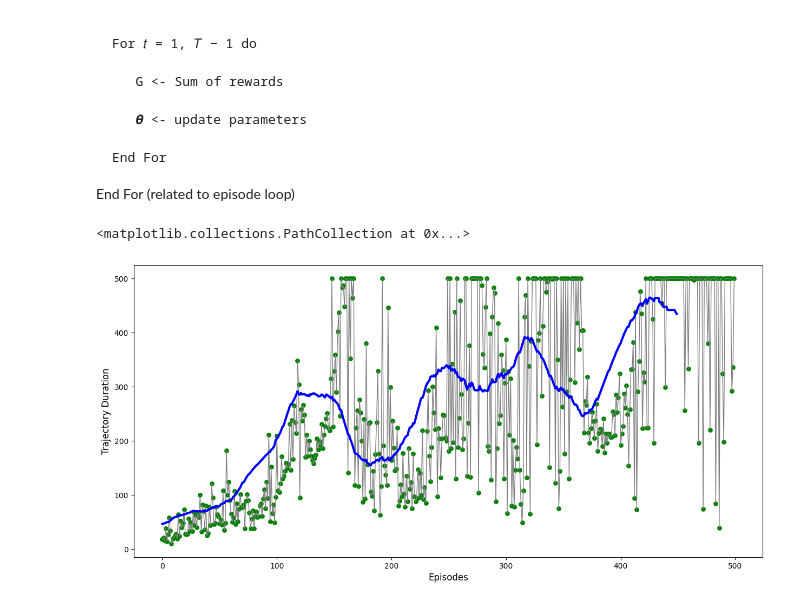
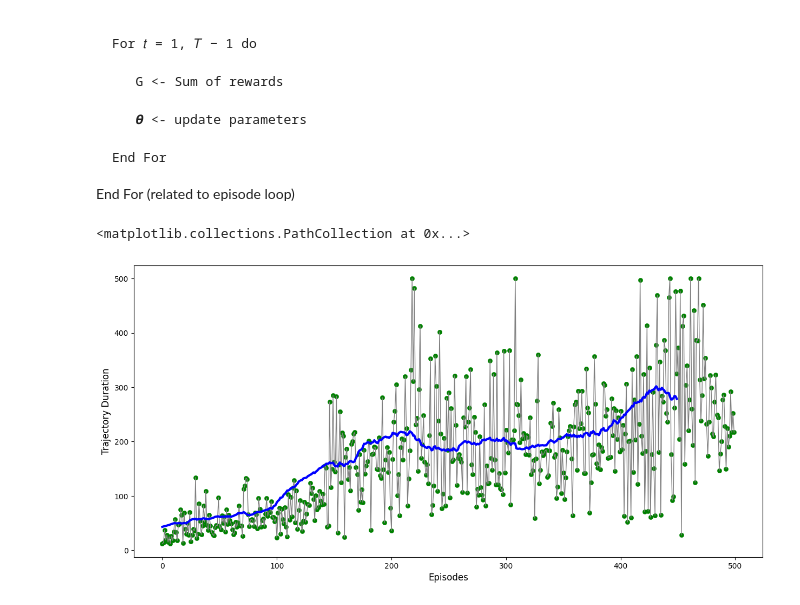
Before and after one commit to zdangata/rl-group-assignment, a Jupyter notebook: REINFORCE_Implementation.ipynb, the cells around one changed output. Drawn from its saved outputs; the diff is of its cells as text; code cells hidden in the pictures.

```diff
--- a/REINFORCE_Implementation.ipynb
+++ b/REINFORCE_Implementation.ipynb
@@ -26,7 +26,7 @@ For episode = 1, 𝑀 do
 
 End For (related to episode loop)
 # %%
-#Reinforce implementation on cartpole
+#Reinforce implementation on cartpole nn 64 64
 import numpy as np
 import torch
 import gym
@@ -35,23 +35,25 @@ import time
 
 
 
+
 env = gym.make('CartPole-v0')
+
 
 
 #STEP 2: Intialize NN
 
 obs_size = env.observation_space.shape[0] #Initialize number of observation inputs for NN
 action_size = env.action_space.n  #Initialize number of actions for NN
-hidden_layer_size = 100
-hidden_layer_size2 = 100
+hidden_layer_size = 256
+#hidden_layer_size2 = 64
 
 
 model = torch.nn.Sequential(
                     torch.nn.Linear(obs_size, hidden_layer_size),
                     torch.nn.ReLU(),
-                    torch.nn.Linear(hidden_layer_size, hidden_layer_size2),
-                    torch.nn.ReLU(),
-                    torch.nn.Linear(hidden_layer_size2, action_size),
+                    #torch.nn.Linear(hidden_layer_size, hidden_layer_size2),
+                    #torch.nn.ReLU(),
+                    torch.nn.Linear(hidden_layer_size, action_size),
                     torch.nn.Softmax(dim=0)
             )
 
@@ -76,6 +78,7 @@ for trajectory in range(Episodes): # Outer loop for generating trajectories
                  p=act_prob.data.numpy())
         prev_state = curr_state
         #print(env.step(action))
+        env.render()
         curr_state,_, done,_, info = env.step(action)
 
         transitions.append((prev_state, action, t+1))
@@ -102,31 +105,31 @@ for trajectory in range(Episodes): # Outer loop for generating trajectories
     prob_batch = pred_batch.gather(dim=1,index=action_batch #get the probabilities associated with the given action taken for the state
                  .long().view(-1,1)).squeeze()
 
     loss= -torch.sum(torch.log(prob_batch)*expected_returns_batch) #compute the loss as given by REINFORCE
 
     optimizer.zero_grad() #clear the gradients in order to provide room for new gradients
     loss.backward() #calculate gradients.
     optimizer.step() #take step in the direction of new gradient.
 
 
 def running_mean(x):
     N=50
     kernel = np.ones(N)
     conv_len = x.shape[0]-N
     y = np.zeros(conv_len)
     for i in range(conv_len):
         y[i] = kernel @ x[i:i+N]
         y[i] /= N
     return y
 score = np.array(reward)
 avg_score = running_mean(score)
 plt.figure(figsize=(15,7))
 plt.ylabel("Trajectory Duration",fontsize=12)
 plt.xlabel("Episodes",fontsize=12)
 plt.plot(score, color='gray' , linewidth=1)
 plt.plot(avg_score, color='blue', linewidth=3)
 plt.scatter(np.arange(score.shape[0]),score,
             color='green' , linewidth=0.3)
 # %% [output]
 <matplotlib.collections.PathCollection at 0x...>
-[figure, old version]
+[figure, new version]
```
Also changed, not shown: parts of 6 cells of this notebook.
